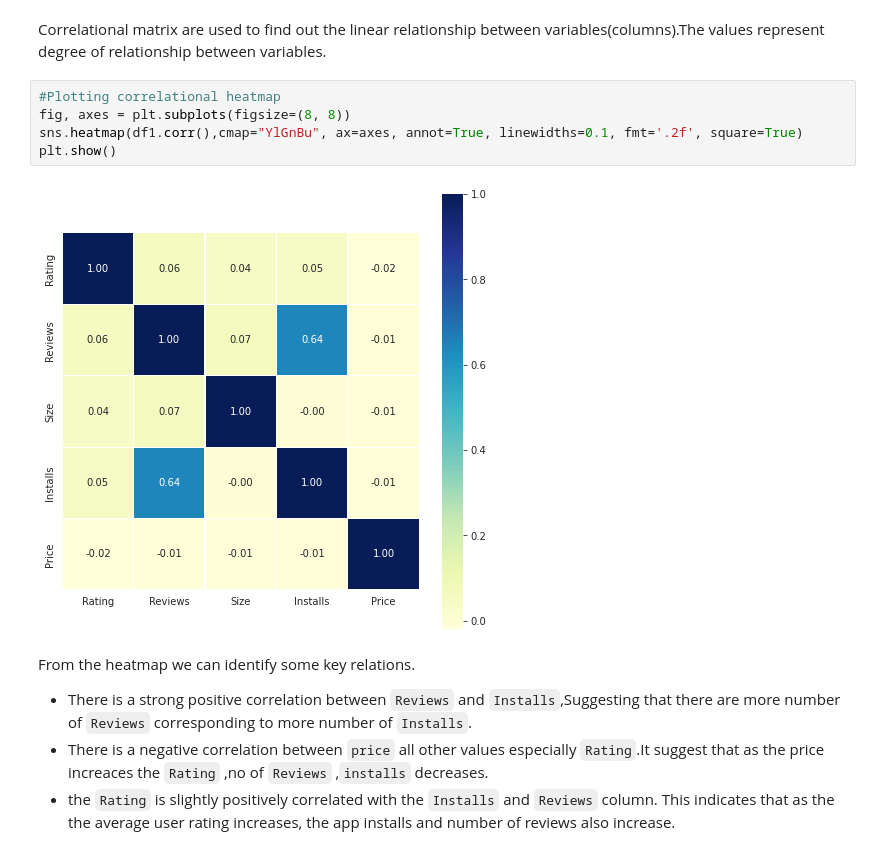
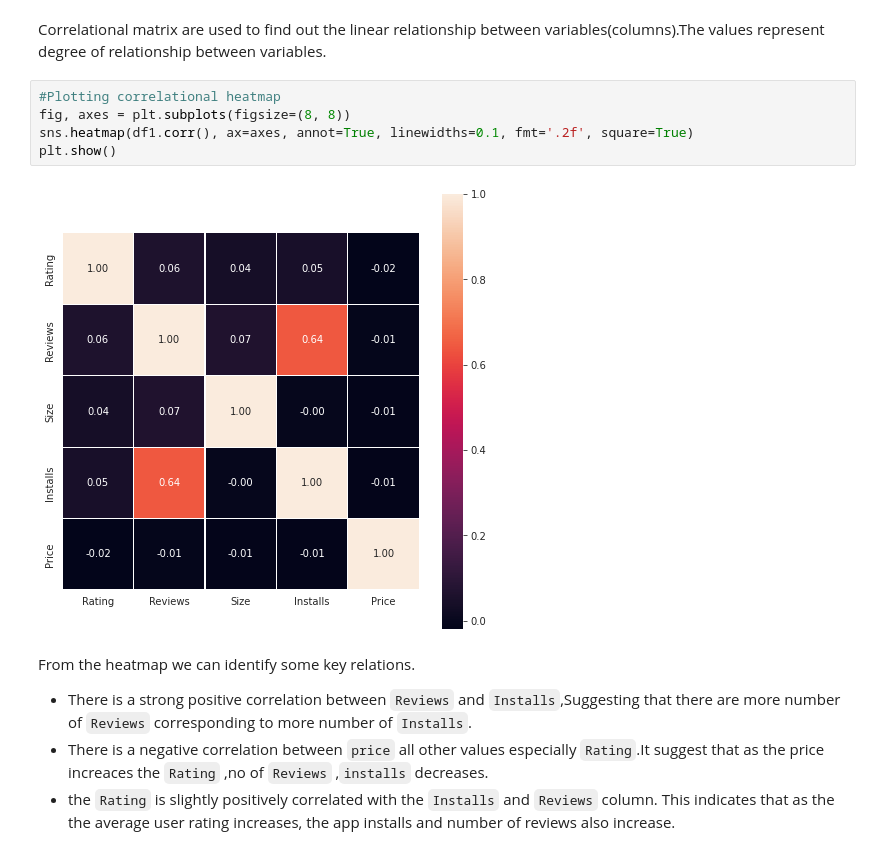
Before and after one commit to ansonsibi1/Play-Store-App-Review-Analysis-, a Jupyter notebook: Anson_Sibi_Play_Store_App_Review_Analysis_Capstone_Project.ipynb, the cells around one changed output. Cells and saved outputs as stored; diff of their text form.

```diff
--- a/Anson_Sibi_Play_Store_App_Review_Analysis_Capstone_Project.ipynb
+++ b/Anson_Sibi_Play_Store_App_Review_Analysis_Capstone_Project.ipynb
@@ -387,10 +386,10 @@ Correlational matrix are used to find out the linear relationship between variab
 # %%
 #Plotting correlational heatmap
 fig, axes = plt.subplots(figsize=(8, 8))
-sns.heatmap(df1.corr(),cmap="YlGnBu", ax=axes, annot=True, linewidths=0.1, fmt='.2f', square=True)
+sns.heatmap(df1.corr(), ax=axes, annot=True, linewidths=0.1, fmt='.2f', square=True)
 plt.show()
 # %% [output]
-[figure, old version]
+[figure, new version]
 # %% [markdown]
 From the heatmap we can identify some key relations.
 
```
Also changed, not shown: parts of 21 cells of this notebook.
